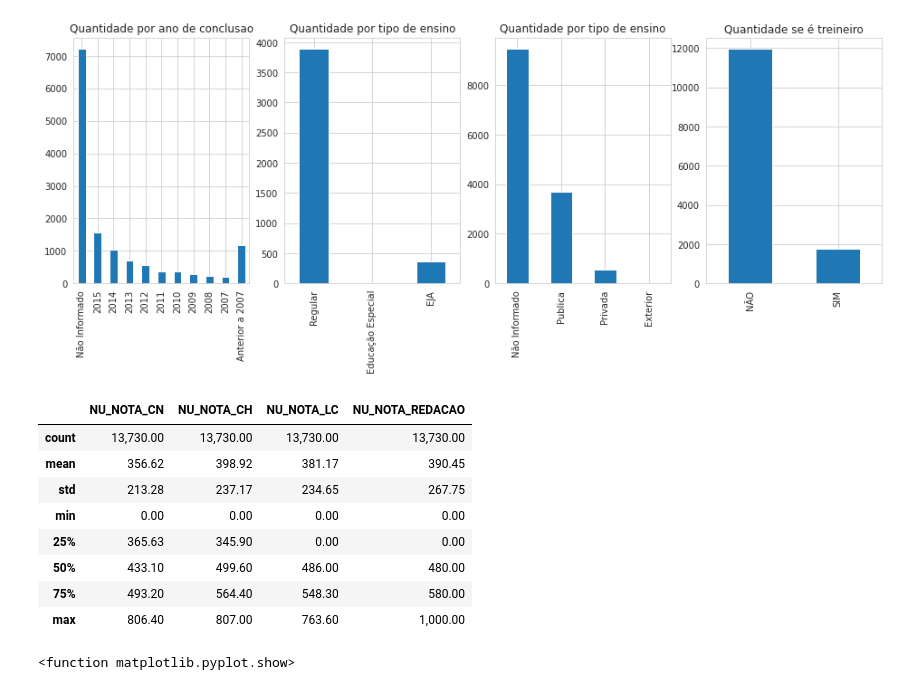
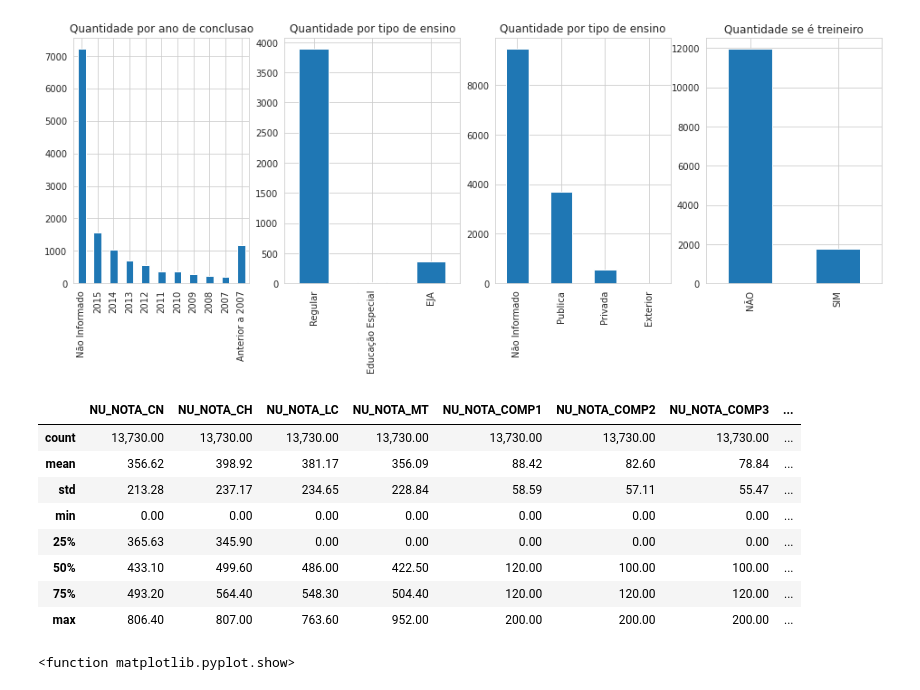
Before and after one commit to RobsonCrLira/CodenationDesafio, a Jupyter notebook: Analise_enem.ipynb, the cells around one changed output. Cells and saved outputs as stored; diff of their text form; code cells hidden in the pictures.

```diff
--- a/Analise_enem.ipynb
+++ b/Analise_enem.ipynb
@@ -179,17 +192,17 @@ df_treineiro.plot(kind='bar',title = 'Quantidade se é treineiro',ax=axes[3])
 <matplotlib.axes._subplots.AxesSubplot at 0x...>
 [figure]
 # %%
-train[colunas_n].describe()
+train[colunas_notas].describe()
 # %% [output]
-|  | NU_NOTA_CN | NU_NOTA_CH | NU_NOTA_LC | NU_NOTA_REDACAO |
-| count | 13,730.00 | 13,730.00 | 13,730.00 | 13,730.00 |
-| mean | 356.62 | 398.92 | 381.17 | 390.45 |
-| std | 213.28 | 237.17 | 234.65 | 267.75 |
-| min | 0.00 | 0.00 | 0.00 | 0.00 |
-| 25% | 365.63 | 345.90 | 0.00 | 0.00 |
-| 50% | 433.10 | 499.60 | 486.00 | 480.00 |
-| 75% | 493.20 | 564.40 | 548.30 | 580.00 |
-| max | 806.40 | 807.00 | 763.60 | 1,000.00 |
+|  | NU_NOTA_CN | NU_NOTA_CH | NU_NOTA_LC | NU_NOTA_MT | NU_NOTA_COMP1 | NU_NOTA_COMP2 | NU_NOTA_COMP3 | ... |
+| count | 13,730.00 | 13,730.00 | 13,730.00 | 13,730.00 | 13,730.00 | 13,730.00 | 13,730.00 | ... |
+| mean | 356.62 | 398.92 | 381.17 | 356.09 | 88.42 | 82.60 | 78.84 | ... |
+| std | 213.28 | 237.17 | 234.65 | 228.84 | 58.59 | 57.11 | 55.47 | ... |
+| min | 0.00 | 0.00 | 0.00 | 0.00 | 0.00 | 0.00 | 0.00 | ... |
+| 25% | 365.63 | 345.90 | 0.00 | 0.00 | 0.00 | 0.00 | 0.00 | ... |
+| 50% | 433.10 | 499.60 | 486.00 | 422.50 | 120.00 | 100.00 | 100.00 | ... |
+| 75% | 493.20 | 564.40 | 548.30 | 504.40 | 120.00 | 120.00 | 120.00 | ... |
+| max | 806.40 | 807.00 | 763.60 | 952.00 | 200.00 | 200.00 | 200.00 | ... |
 # %%
 plt.figure(figsize=(16,8))
 df = sns.boxplot(data=train[colunas_notas])
```
Also changed, not shown: parts of 12 cells of this notebook.
